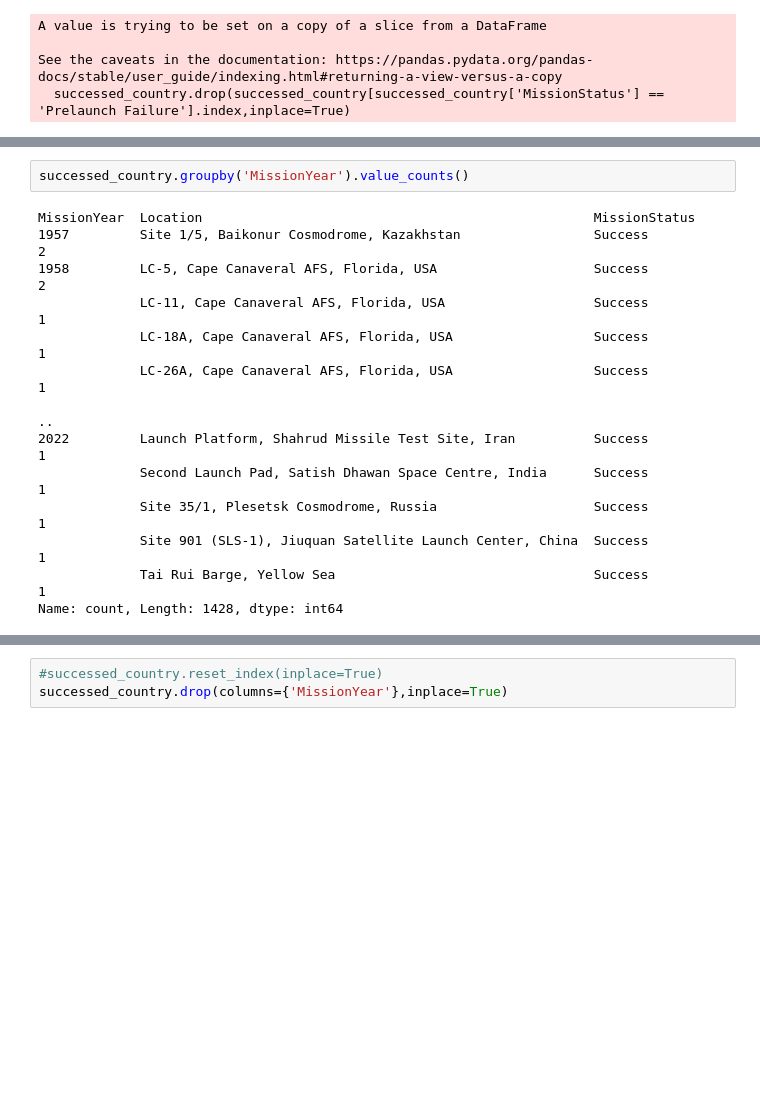
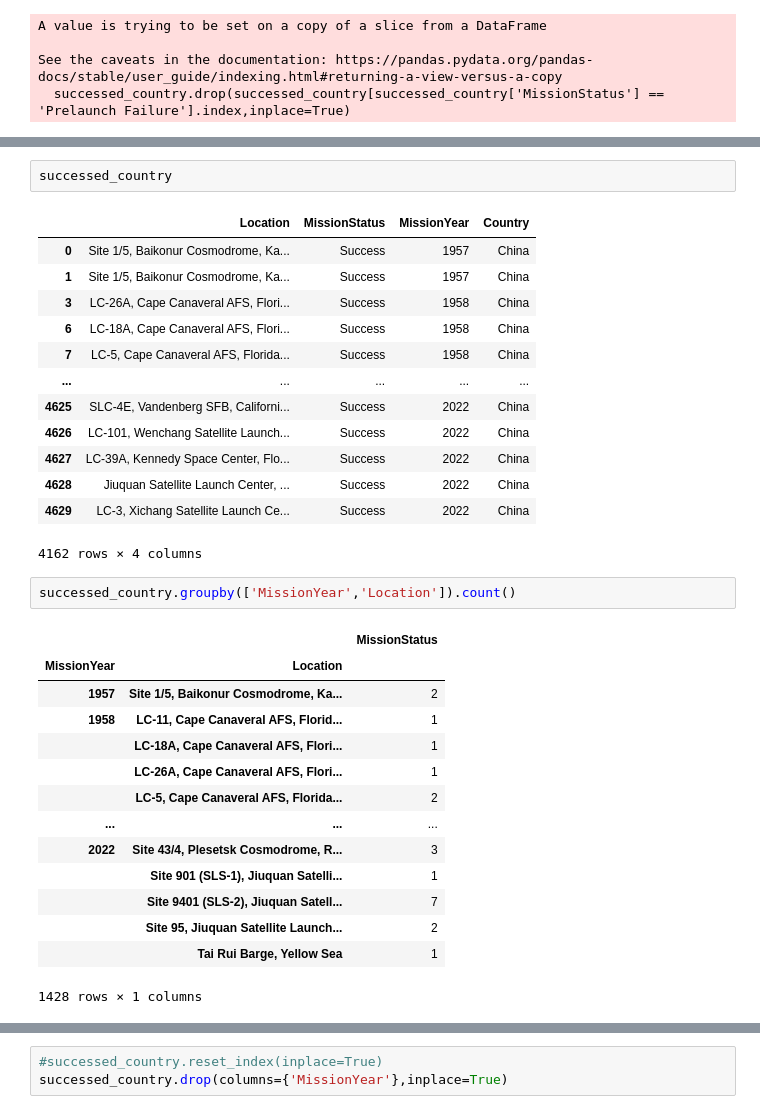
Before and after one commit to Madanmistry999/SpaceMissions_Data_Analysis, a Jupyter notebook: Spacedata_Analysis.ipynb, the cells around one changed output, grey strips where cells are left out. Drawn from its saved outputs; the diff is of its cells as text; blank space fills up the shorter version.

```diff
--- a/Spacedata_Analysis.ipynb
+++ b/Spacedata_Analysis.ipynb
@@ -474,16 +542,33 @@ See the caveats in the documentation: https://pandas.pydata.org/pandas-docs/stab
+# %%
+successed_country
+# %% [output]
+|  | Location | MissionStatus | MissionYear | Country |
+| 0 | Site 1/5, Baikonur Cosmodrome, Ka... | Success | 1957 | China |
+| 1 | Site 1/5, Baikonur Cosmodrome, Ka... | Success | 1957 | China |
+| 3 | LC-26A, Cape Canaveral AFS, Flori... | Success | 1958 | China |
+| 6 | LC-18A, Cape Canaveral AFS, Flori... | Success | 1958 | China |
+| 7 | LC-5, Cape Canaveral AFS, Florida... | Success | 1958 | China |
+| ... | ... | ... | ... | ... |
+| 4625 | SLC-4E, Vandenberg SFB, Californi... | Success | 2022 | China |
+| 4626 | LC-101, Wenchang Satellite Launch... | Success | 2022 | China |
+| 4627 | LC-39A, Kennedy Space Center, Flo... | Success | 2022 | China |
+| 4628 | Jiuquan Satellite Launch Center, ... | Success | 2022 | China |
+| 4629 | LC-3, Xichang Satellite Launch Ce... | Success | 2022 | China |
+4162 rows × 4 columns
 # %%
-successed_country.groupby('MissionYear').value_counts()
+successed_country.groupby(['MissionYear','Location']).count()
 # %% [output]
+|  |  | MissionStatus |
+| MissionYear | Location |  |
+| 1957 | Site 1/5, Baikonur Cosmodrome, Ka... | 2 |
+| 1958 | LC-11, Cape Canaveral AFS, Florid... | 1 |
+|  | LC-18A, Cape Canaveral AFS, Flori... | 1 |
+|  | LC-26A, Cape Canaveral AFS, Flori... | 1 |
+|  | LC-5, Cape Canaveral AFS, Florida... | 2 |
+| ... | ... | ... |
+| 2022 | Site 43/4, Plesetsk Cosmodrome, R... | 3 |
+|  | Site 901 (SLS-1), Jiuquan Satelli... | 1 |
+|  | Site 9401 (SLS-2), Jiuquan Satell... | 7 |
+|  | Site 95, Jiuquan Satellite Launch... | 2 |
+|  | Tai Rui Barge, Yellow Sea | 1 |
-MissionYear  Location                                                  MissionStatus
-1957         Site 1/5, Baikonur Cosmodrome, Kazakhstan                 Success          2
-1958         LC-5, Cape Canaveral AFS, Florida, USA                    Success          2
-             LC-11, Cape Canaveral AFS, Florida, USA                   Success          1
-             LC-18A, Cape Canaveral AFS, Florida, USA                  Success          1
-             LC-26A, Cape Canaveral AFS, Florida, USA                  Success          1
-                                                                                       ..
-2022         Launch Platform, Shahrud Missile Test Site, Iran          Success          1
-             Second Launch Pad, Satish Dhawan Space Centre, India      Success          1
-             Site 35/1, Plesetsk Cosmodrome, Russia                    Success          1
-             Site 901 (SLS-1), Jiuquan Satellite Launch Center, China  Success          1
-             Tai Rui Barge, Yellow Sea                                 Success          1
-Name: count, Length: 1428, dtype: int64
+1428 rows × 1 columns
```
Also changed, not shown: parts of 18 cells of this notebook.
